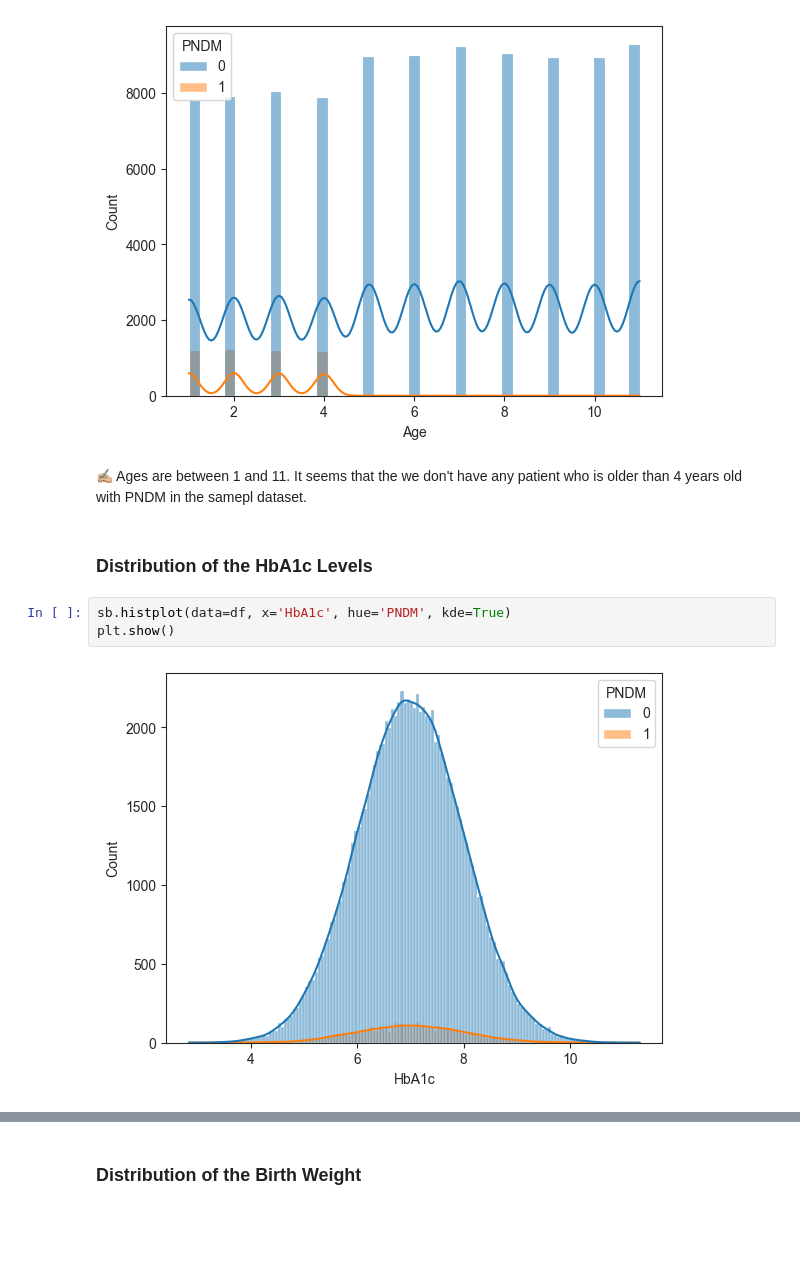
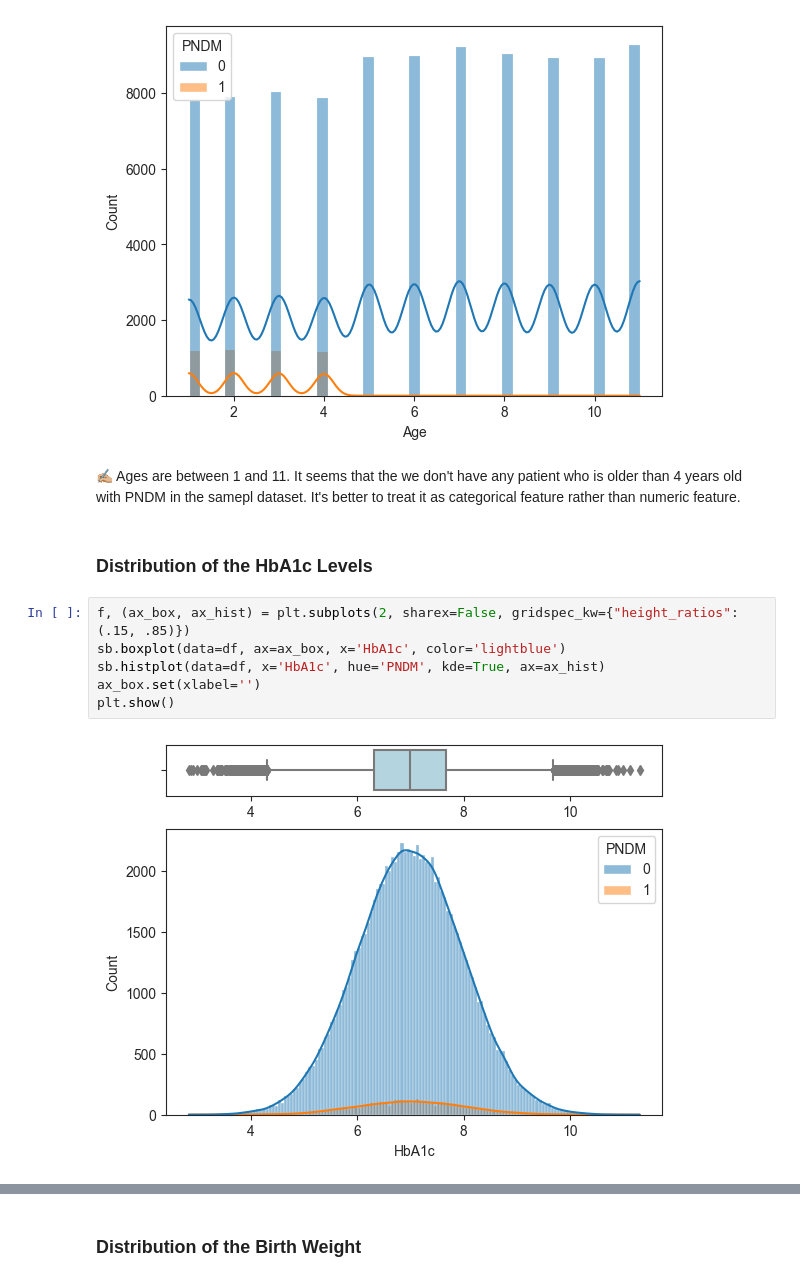
Before and after one commit to muscak/PNDM-Prediction, a Jupyter notebook: PNDM-Prediction.ipynb, the cells around one changed output, grey strips where cells are left out. Saved outputs shown, nothing was run; the diff lists cells and outputs as text; blank space fills up the shorter version.

```diff
--- a/PNDM-Prediction.ipynb
+++ b/PNDM-Prediction.ipynb
@@ -219,12 +222,15 @@ plt.show()
 # %% [output]
 [figure]
 # %% [markdown]
-✍🏼 Ages are between 1 and 11. It seems that the we don't have any patient who is older than 4 years old with PNDM in the samepl dataset.
+✍🏼 Ages are between 1 and 11. It seems that the we don't have any patient who is older than 4 years old with PNDM in the samepl dataset. It's better to treat it as categorical feature rather than numeric feature.
 # %% [markdown]
 ### Distribution of the HbA1c Levels
 # %%
-sb.histplot(data=df, x='HbA1c', hue='PNDM', kde=True)
+f, (ax_box, ax_hist) = plt.subplots(2, sharex=False, gridspec_kw={"height_ratios": (.15, .85)})
+sb.boxplot(data=df, ax=ax_box, x='HbA1c', color='lightblue')
+sb.histplot(data=df, x='HbA1c', hue='PNDM', kde=True, ax=ax_hist)
+ax_box.set(xlabel='')
 plt.show()
 # %% [output]
-[figure, old version]
+[figure, new version]
 # %% [markdown]
```
Also changed, not shown: parts of 18 cells of this notebook.
